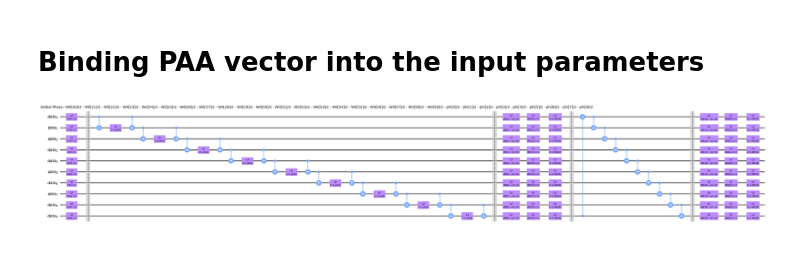
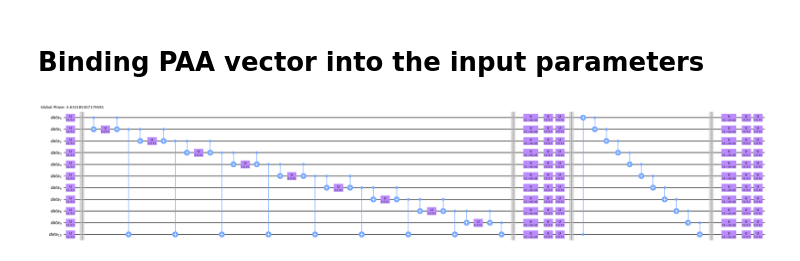
Before and after one commit to bennyp85/SIT746---Research-Project, a Jupyter notebook: tpaa_vqc.ipynb, the cells around one changed output. Saved outputs shown, nothing was run; the diff lists cells and outputs as text; code cells hidden in the pictures.

```diff
--- a/tpaa_vqc.ipynb
+++ b/tpaa_vqc.ipynb
@@ -109,12 +109,13 @@ def serial_cnot_rz_cnot_block(num_qubits: int, theta_label: str = "theta") -> tu
     """
     qr = QuantumRegister(num_qubits, "data")
     qc = QuantumCircuit(qr, name="SERIAL_CX_RZ")
-    theta = ParameterVector(theta_label, length=max(num_qubits - 1, 0))
+    theta = ParameterVector(theta_label, length=max(num_qubits - 2, 0))
 
-    for i in range(num_qubits - 1):
+    for i in range(num_qubits - 2):
         qc.cx(qr[i], qr[i + 1])
         qc.rz(theta[i], qr[i + 1])
         qc.cx(qr[i], qr[i + 1])
+        qc.cx(qr[i + 1], qr[num_qubits - 1])
 
     return qc, theta
 # %% [markdown]
@@ -149,7 +150,7 @@ from qiskit.circuit.library import TwoLocal
 
 def twolocal_ansatz(num_qubits: int, label: str = "W") -> tuple[QuantumCircuit, list]:
     """
-    Trainable ansatz matching your colleague's TwoLocal choice.
+    Trainable ansatz TwoLocal choice.
     Returns (ansatz_circuit, weight_params_list).
     """
     qr = QuantumRegister(num_qubits, "data")
@@ -197,11 +198,14 @@ def build_model(num_qubits: int, add_meas: bool = False):
 # Binding PAA vector into the input parameters
 # %%
 # After binding
+num_qubits = 11
+qc, input_params, weight_params = build_model(num_qubits, add_meas=False)
+bind_dict = {**{p: 0.1 for p in input_params}, **{p: 0.2 for p in weight_params}}
 qc_bound = qc.assign_parameters(bind_dict, inplace=False)
 
 # Expand FM and ANS boxes
 qc_full = qc_bound.decompose(reps=10)   # increase reps if still boxed
 
 qc_full.draw(output="mpl", style="clifford", fold=120, scale=0.7)
 # %% [output]
-[figure, old version]
+[figure, new version]
```
